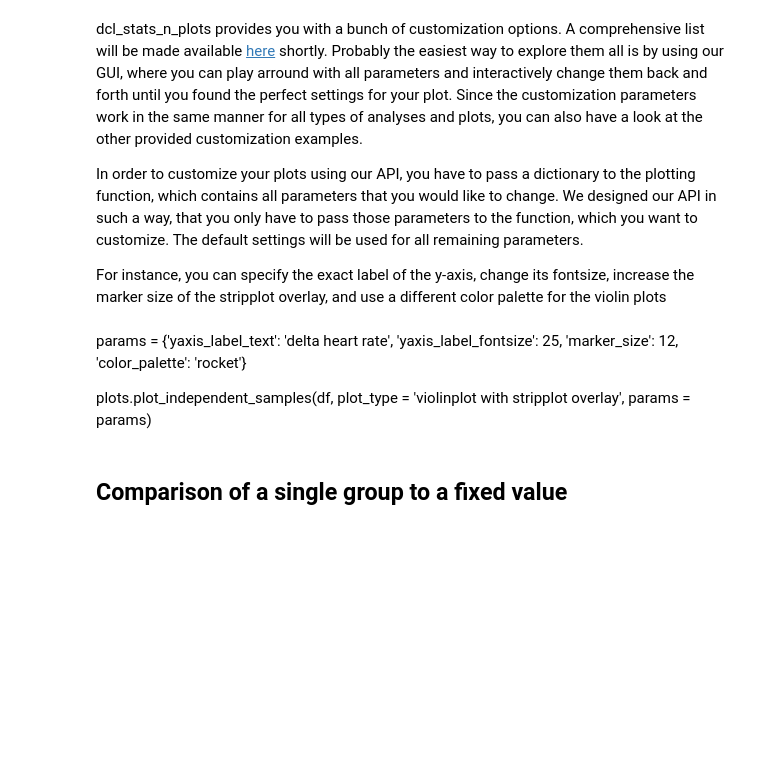
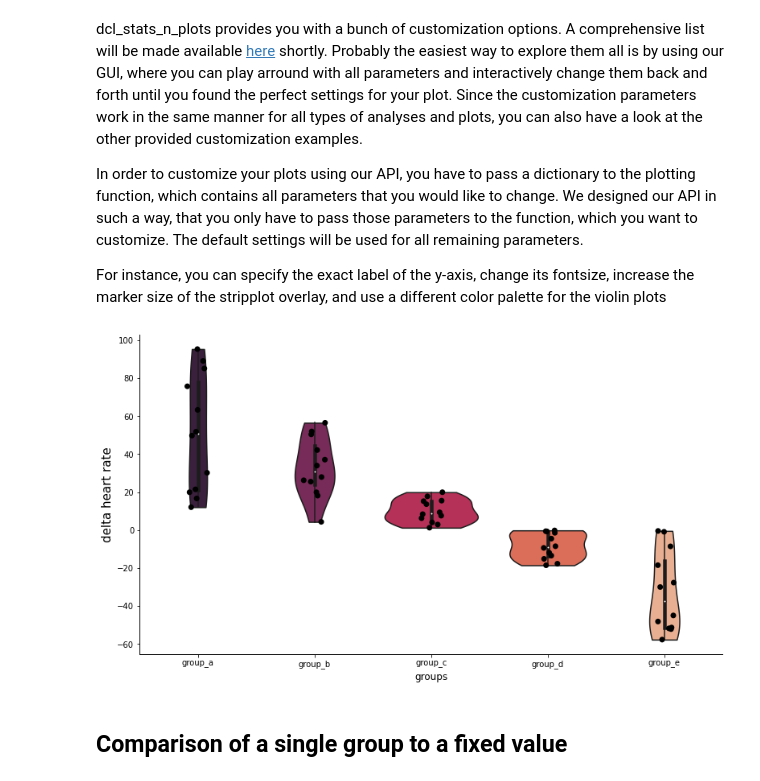
Before and after one commit to Defense-Circuits-Lab/stats_n_plots, a Jupyter notebook: 03_api_tutorial.ipynb, the cells around one changed output. Cells and saved outputs as stored; diff of their text form; code cells hidden in the pictures; blank space fills up the shorter version.

```diff
--- a/03_api_tutorial.ipynb
+++ b/03_api_tutorial.ipynb
@@ -103,14 +129,16 @@ dcl_stats_n_plots provides you with a bunch of customization options. A comprehe
 In order to customize your plots using our API, you have to pass a dictionary to the plotting function, which contains all parameters that you would like to change. We designed our API in such a way, that you only have to pass those parameters to the function, which you want to customize. The default settings will be used for all remaining parameters.
 
 For instance, you can specify the exact label of the y-axis, change its fontsize, increase the marker size of the stripplot overlay, and use a different color palette for the violin plots
-# %% [markdown]
-params = {'yaxis_label_text': 'delta heart rate',
-          'yaxis_label_fontsize': 25,
-          'marker_size': 12,
-          'color_palette': 'rocket'}
-
-
-plots.plot_independent_samples(df, plot_type = 'violinplot with stripplot overlay', params = params)
+# %%
+params = {'yaxis_label_text': 'delta heart rate',
+          'yaxis_label_fontsize': 15,
+          'marker_size': 7,
+          'color_palette': 'rocket'}
+
+
+plots.plot_independent_samples(df, plot_type = 'violinplot with stripplot overlay', params = params)
+# %% [output]
+[figure, added]
 # %% [markdown]
 ## Comparison of a single group to a fixed value
 # %% [markdown]
```
Also changed, not shown: parts of 13 cells of this notebook, 1 other file.
